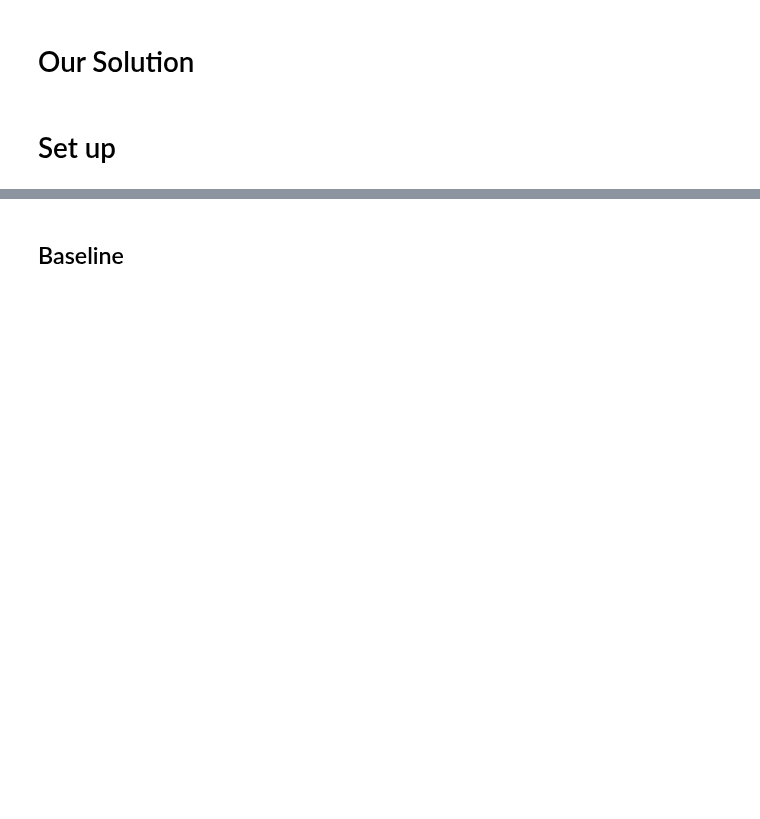
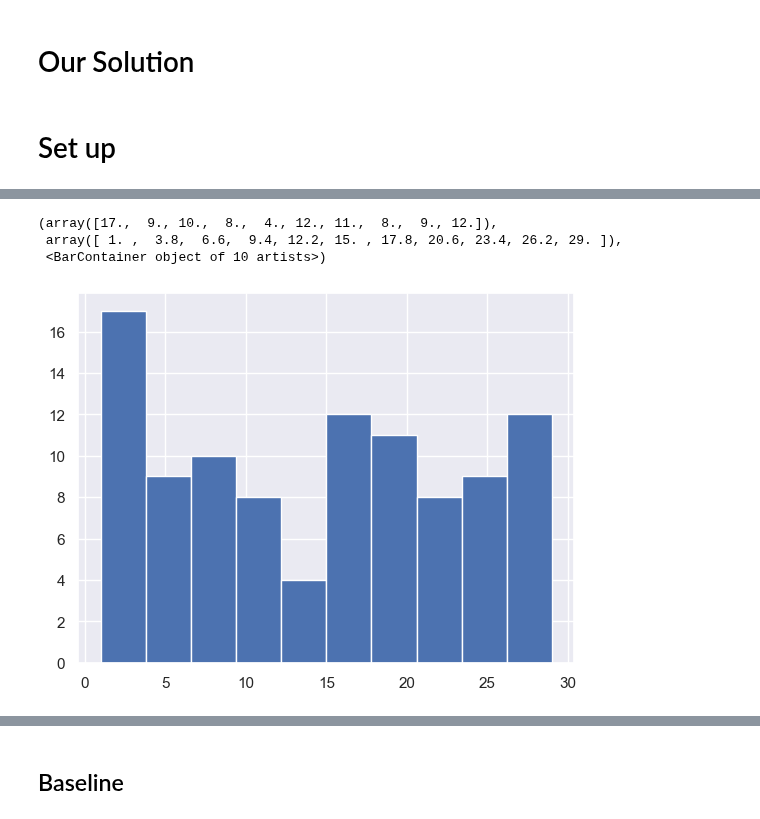
Before and after one commit to Mattizza/CompInt2324, a Jupyter notebook: Halloween_Challenge/Halloween.ipynb, the cells around one changed output, grey strips where cells are left out. Saved outputs shown, nothing was run; the diff lists cells and outputs as text; code cells hidden in the pictures; blank space fills up the shorter version.

```diff
--- a/Halloween_Challenge/Halloween.ipynb
+++ b/Halloween_Challenge/Halloween.ipynb
@@ -56,0 +138,10 @@ def make_set_covering_problem(num_points, num_sets, density):
+# %%
+threshold = 6.5
+clusters = fcluster(linkage_matrix, threshold, criterion='distance')
+# %%
+plt.hist(clusters, bins = 10)
+# %% [output]
+(array([17.,  9., 10.,  8.,  4., 12., 11.,  8.,  9., 12.]),
+ array([ 1. ,  3.8,  6.6,  9.4, 12.2, 15. , 17.8, 20.6, 23.4, 26.2, 29. ]),
+ <BarContainer object of 10 artists>)
+[figure, added]
```
Also changed, not shown: parts of 49 cells of this notebook.
